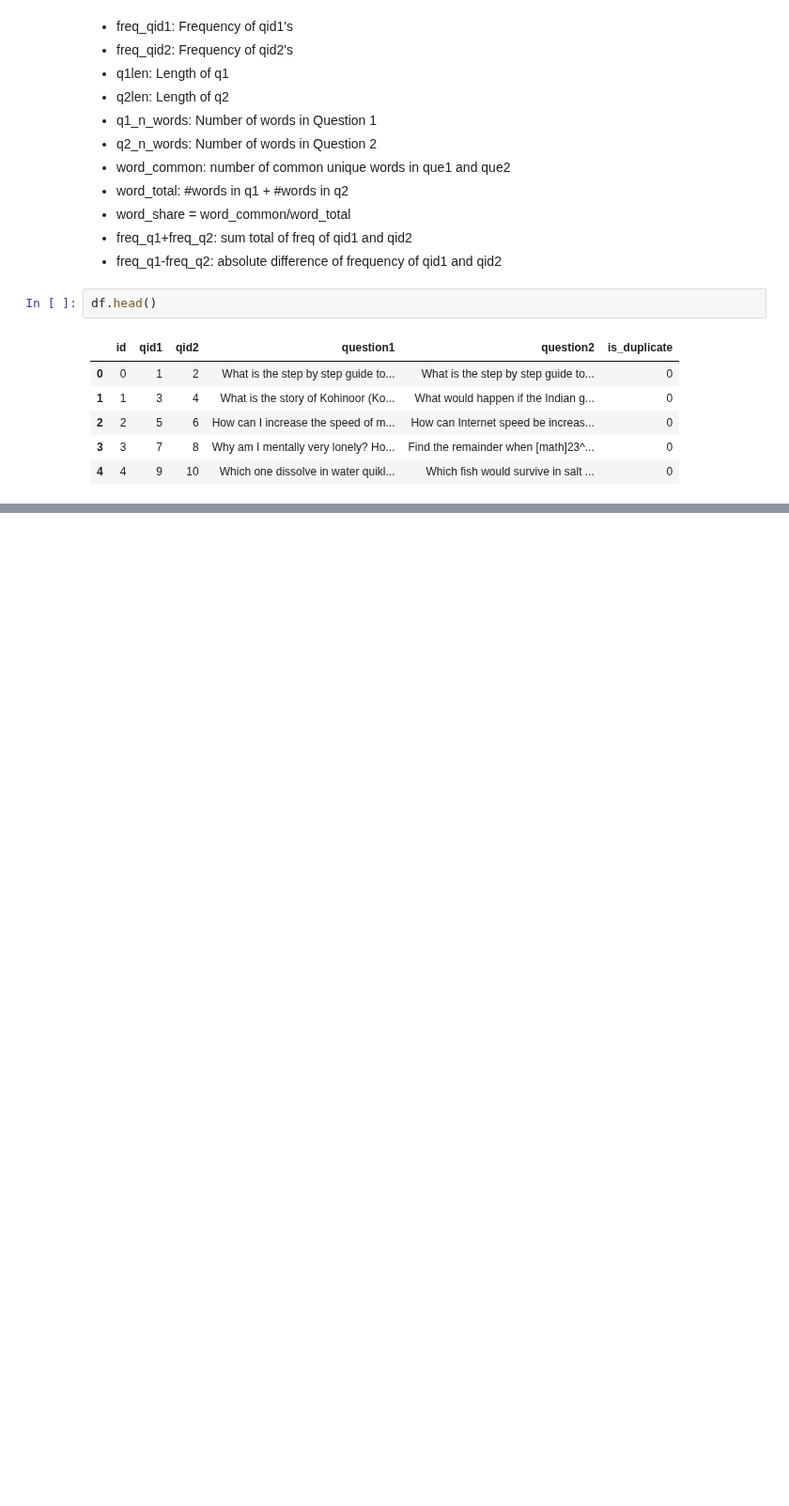
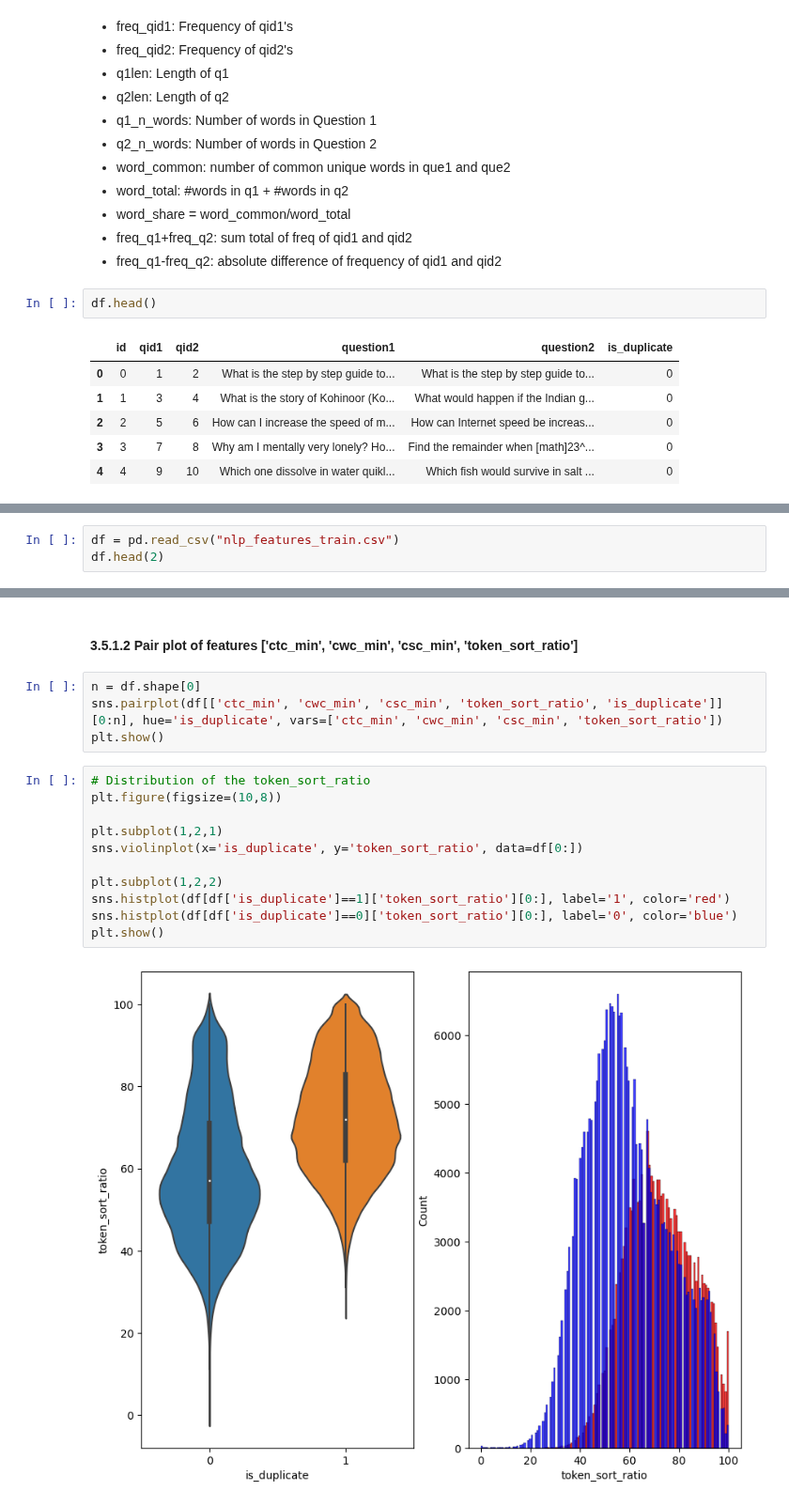
Before and after one commit to anandmukul1701/Data_Science, a Jupyter notebook: Applied AI/M6 - Case Studies/Quora Question Pair Similarity/Quora Question Pair Similarity.ipynb, the cells around one changed output, grey strips where cells are left out. Shown at 94% size. Cells and saved outputs as stored; diff of their text form; blank space fills up the shorter version.

```diff
--- a/Applied AI/M6 - Case Studies/Quora Question Pair Similarity/Quora Question Pair Similarity.ipynb
+++ b/Applied AI/M6 - Case Studies/Quora Question Pair Similarity/Quora Question Pair Similarity.ipynb
@@ -714,0 +522,3 @@ plt.show()
+# %%
+df = pd.read_csv("nlp_features_train.csv")
+df.head(2)
@@ -714,0 +598,19 @@ plt.show()
+# %% [markdown]
+<h4> 3.5.1.2 Pair plot of features ['ctc_min', 'cwc_min', 'csc_min', 'token_sort_ratio'] </h4>
+# %%
+n = df.shape[0]
+sns.pairplot(df[['ctc_min', 'cwc_min', 'csc_min', 'token_sort_ratio', 'is_duplicate']][0:n], hue='is_duplicate', vars=['ctc_min', 'cwc_min', 'csc_min', 'token_sort_ratio'])
+plt.show()
+# %%
+# Distribution of the token_sort_ratio
+plt.figure(figsize=(10,8))
+
+plt.subplot(1,2,1)
+sns.violinplot(x='is_duplicate', y='token_sort_ratio', data=df[0:])
+
+plt.subplot(1,2,2)
+sns.histplot(df[df['is_duplicate']==1]['token_sort_ratio'][0:], label='1', color='red')
+sns.histplot(df[df['is_duplicate']==0]['token_sort_ratio'][0:], label='0', color='blue')
+plt.show()
+# %% [output]
+[figure, added]
```
Also changed, not shown: parts of 81 cells of this notebook, 2 other files.
